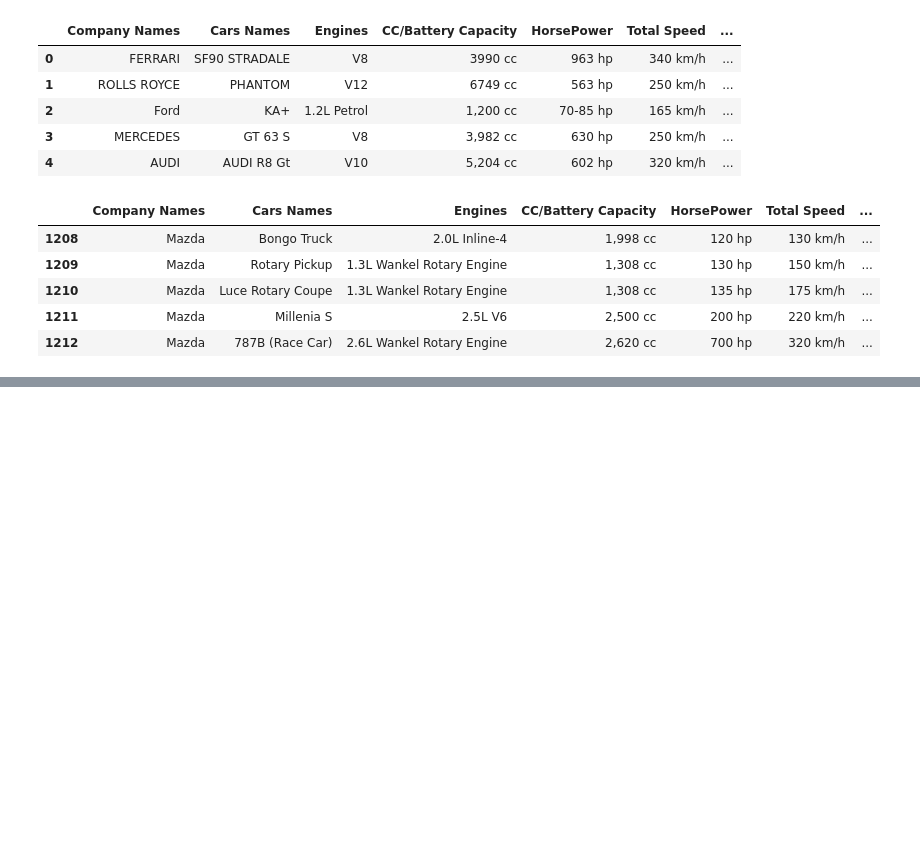
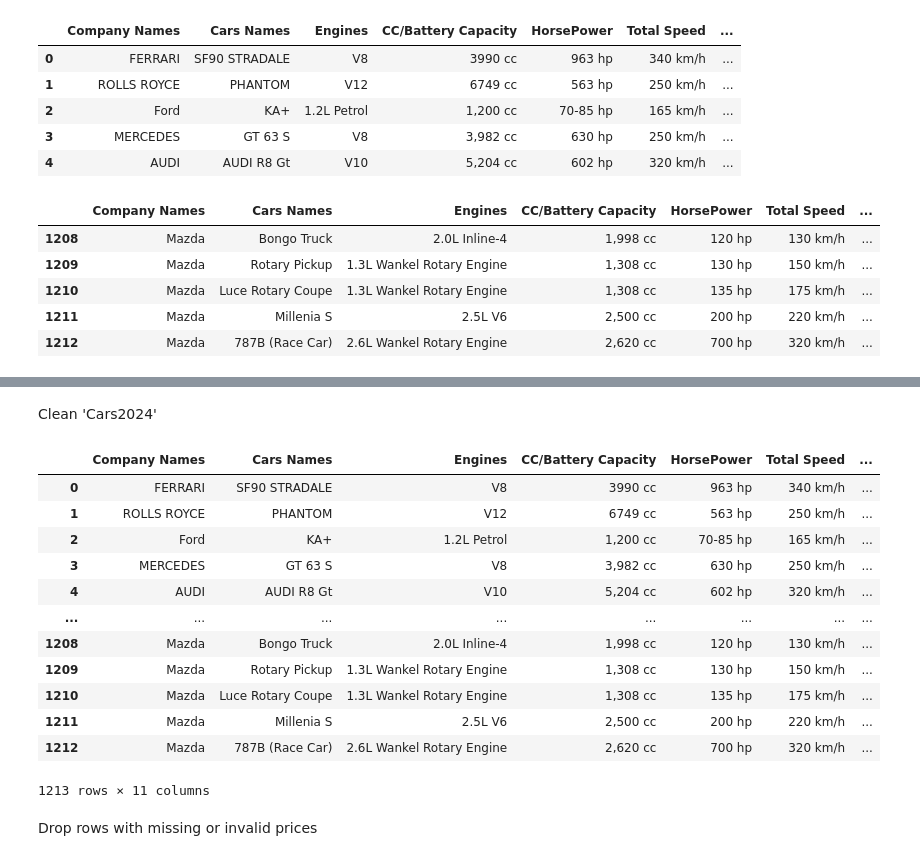
Before and after one commit to dannicolau7/The-Ultimate-Cars-2024, a Jupyter notebook: notebook.ipynb, the cells around one changed output, grey strips where cells are left out. Drawn from its saved outputs; the diff is of its cells as text; code cells hidden in the pictures; blank space fills up the shorter version.

```diff
--- a/notebook.ipynb
+++ b/notebook.ipynb
@@ -27,0 +37,22 @@ cars2024.tail()
+# %% [markdown]
+Clean 'Cars2024'
+# %%
+cars2024['Cars Prices'] = cars2024['Cars Prices'].astype(str).str.replace(r'[^\d.]', '', regex=True).str.strip()
+cars2024['Cars Prices'] = pd.to_numeric(cars2024['Cars Prices'], errors='coerce')
+cars2024
+# %% [output]
+|  | Company Names | Cars Names | Engines | CC/Battery Capacity | HorsePower | Total Speed | ... |
+| 0 | FERRARI | SF90 STRADALE | V8 | 3990 cc | 963 hp | 340 km/h | ... |
+| 1 | ROLLS ROYCE | PHANTOM | V12 | 6749 cc | 563 hp | 250 km/h | ... |
+| 2 | Ford | KA+ | 1.2L Petrol | 1,200 cc | 70-85 hp | 165 km/h | ... |
+| 3 | MERCEDES | GT 63 S | V8 | 3,982 cc | 630 hp | 250 km/h | ... |
+| 4 | AUDI | AUDI R8 Gt | V10 | 5,204 cc | 602 hp | 320 km/h | ... |
+| ... | ... | ... | ... | ... | ... | ... | ... |
+| 1208 | Mazda | Bongo Truck | 2.0L Inline-4 | 1,998 cc | 120 hp | 130 km/h | ... |
+| 1209 | Mazda | Rotary Pickup | 1.3L Wankel Rotary Engine | 1,308 cc | 130 hp | 150 km/h | ... |
+| 1210 | Mazda | Luce Rotary Coupe | 1.3L Wankel Rotary Engine | 1,308 cc | 135 hp | 175 km/h | ... |
+| 1211 | Mazda | Millenia S | 2.5L V6 | 2,500 cc | 200 hp | 220 km/h | ... |
+| 1212 | Mazda | 787B (Race Car) | 2.6L Wankel Rotary Engine | 2,620 cc | 700 hp | 320 km/h | ... |
+1213 rows × 11 columns
+# %% [markdown]
+Drop rows with missing or invalid prices
```
Also changed, not shown: parts of 25 cells of this notebook.
